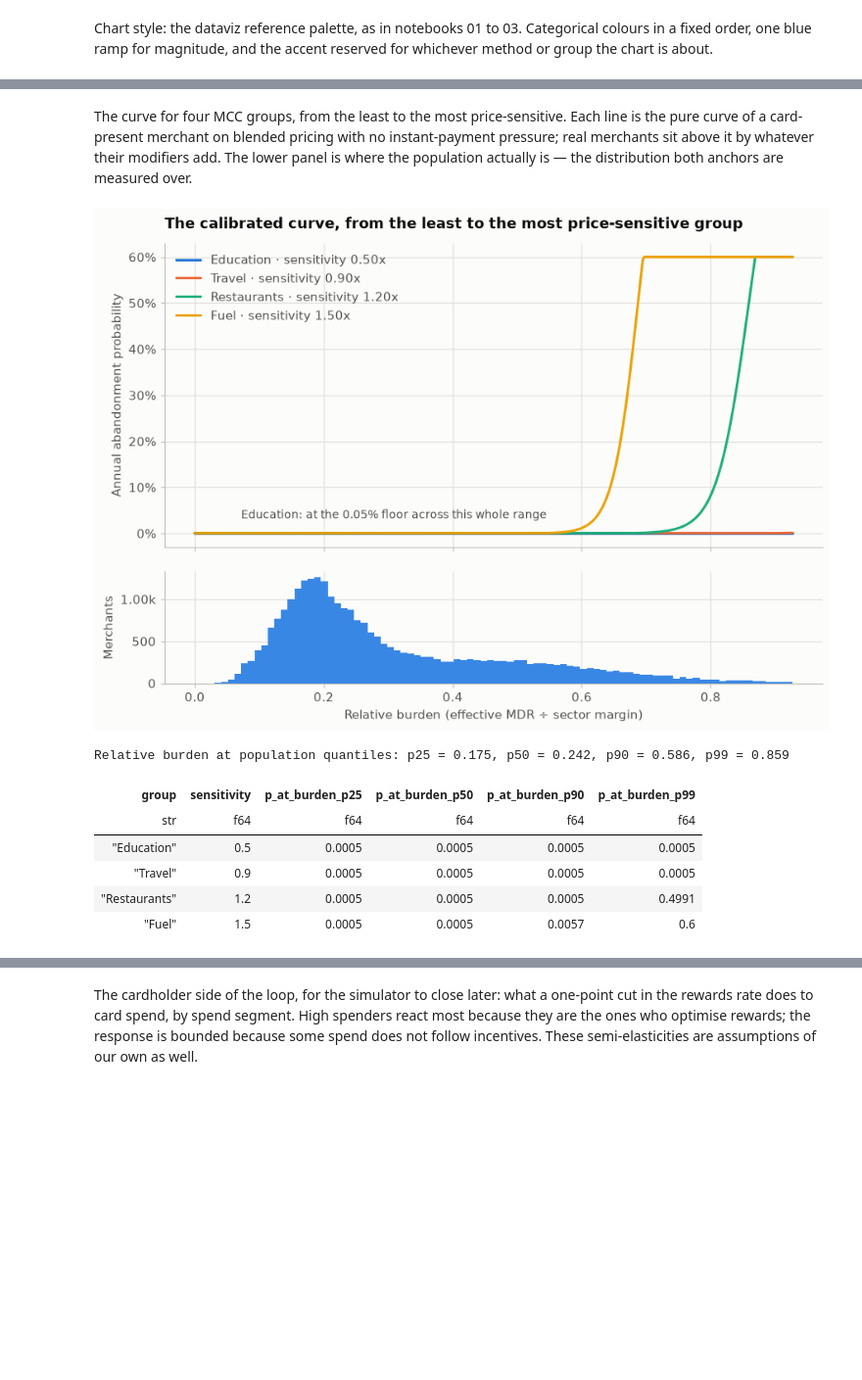
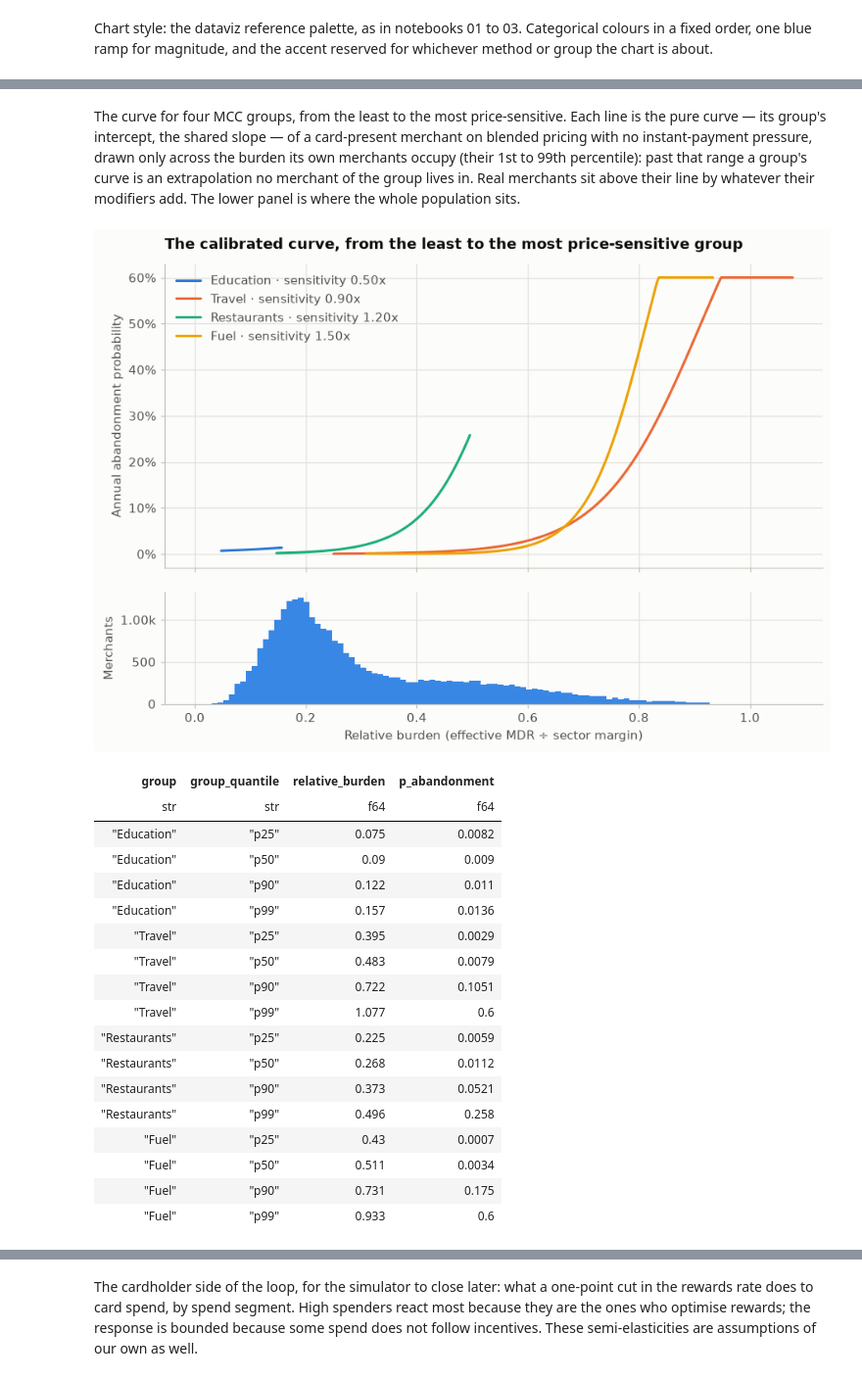
Before and after one commit to dansaavedra1103/interchange-pricing-simulator, a Jupyter notebook: notebooks/04_elasticity_calibration.ipynb, the cells around one changed output, grey strips where cells are left out. Shown at 98% size. Saved outputs shown, nothing was run; the diff lists cells and outputs as text; code cells hidden in the pictures; blank space fills up the shorter version.

```diff
--- a/notebooks/04_elasticity_calibration.ipynb
+++ b/notebooks/04_elasticity_calibration.ipynb
@@ -169,8 +213,10 @@ alpha = -35.0555    beta = 34.0051
 # %% [markdown]
 The curve for four MCC groups, from the least to the most price-sensitive. Each line is
-the pure curve of a card-present merchant on blended pricing with no instant-payment pressure;
-real merchants sit above it by whatever their modifiers add. The lower panel is where the
-population actually is — the distribution both anchors are measured over.
+the pure curve — its group's intercept, the shared slope — of a card-present merchant on blended
+pricing with no instant-payment pressure, drawn only across the burden its own merchants occupy
+(their 1st to 99th percentile): past that range a group's curve is an extrapolation no merchant of
+the group lives in. Real merchants sit above their line by whatever their modifiers add. The
+lower panel is where the whole population sits.
 # %%
 sensitivity = group_sensitivity(cfg)
 ordered = sorted(sensitivity, key=sensitivity.__getitem__)
@@ -181,64 +227,84 @@ grid = np.linspace(0.0, float(np.quantile(burden, 0.995)), 400)
 low, high = acceptance_cfg.min_probability, acceptance_cfg.max_probability
 
 
+intercepts = dict(artifact["curve_groups"].select("mcc_group", "alpha").iter_rows())
+
+
 def pure_curve(group, values):
-    logit = curve["alpha"] + curve["beta"] * sensitivity[group] * np.asarray(values)
+    logit = intercepts[group] + curve["beta"] * sensitivity[group] * np.asarray(values)
     return np.clip(sigmoid(logit), low, high)
 
 
 fig, (top, bottom) = plt.subplots(
     2, 1, figsize=(9.5, 6.4), sharex=True, gridspec_kw={"height_ratios": [3, 1.1], "hspace": 0.12}
 )
+spans = {}
+for group in picks:
+    own = acceptance.filter(pl.col("mcc_group") == group)["relative_burden"].to_numpy()
+    spans[group] = np.linspace(np.quantile(own, 0.01), np.quantile(own, 0.99), 200)
 for colour, group in zip(SERIES, picks, strict=True):
     top.plot(
-        grid,
-        pure_curve(group, grid),
+        spans[group],
+        pure_curve(group, spans[group]),
         color=colour,
         label=f"{pretty(group)} · sensitivity {sensitivity[group]:.2f}x",
     )
 top.yaxis.set_major_formatter(PercentFormatter(1.0, decimals=0))
 top.set_ylabel("Annual abandonment probability")
 top.set_title("The calibrated curve, from the least to the most price-sensitive group")
 top.legend(loc="upper left")
-floor = [pretty(g) for g in picks if pure_curve(g, grid).max() <= low]
+floor = [pretty(g) for g in picks if pure_curve(g, spans[g]).max() <= low]
 if floor:
     top.annotate(
-        f"{' and '.join(floor)}: at the {low:.2%} floor across this whole range",
+        f"{' and '.join(floor)}: at the {low:.2%} floor across the burden its merchants occupy",
         xy=(grid[len(grid) // 3], low),
         xytext=(0, 12),
         textcoords="offset points",
         ha="center",
         color=INK_2,
         fontsize=9,
     )
 bottom.hist(burden, bins=90, range=(0.0, grid[-1]), color=BLUES[3])
 bottom.set_ylabel("Merchants")
 bottom.set_xlabel("Relative burden (effective MDR ÷ sector margin)")
 bottom.yaxis.set_major_formatter(compact)
 plt.show()
 
 quantiles = (0.25, 0.50, 0.90, 0.99)
-points = np.quantile(burden, quantiles)
-print(
-    "Relative burden at population quantiles: "
-    + ", ".join(f"p{round(q * 100)} = {v:.3f}" for q, v in zip(quantiles, points, strict=True))
-)
-pl.DataFrame(
-    {"group": [pretty(g) for g in picks], "sensitivity": [sensitivity[g] for g in picks]}
-    | {
-        f"p_at_burden_p{round(q * 100)}": [round(float(pure_curve(g, [v])[0]), 4) for g in picks]
-        for q, v in zip(quantiles, points, strict=True)
-    }
-)
+rows = []
+for group in picks:
+    own = acceptance.filter(pl.col("mcc_group") == group)["relative_burden"].to_numpy()
+    for q in quantiles:
+        burden_at = float(np.quantile(own, q))
+        rows.append(
+            {
+                "group": pretty(group),
+                "group_quantile": f"p{round(q * 100)}",
+                "relative_burden": round(burden_at, 3),
+                "p_abandonment": round(float(pure_curve(group, [burden_at])[0]), 4),
+            }
+        )
+pl.DataFrame(rows)
 # %% [output]
-[figure, old version]
+[figure, new version]
-Relative burden at population quantiles: p25 = 0.175, p50 = 0.242, p90 = 0.586, p99 = 0.859
-| group | sensitivity | p_at_burden_p25 | p_at_burden_p50 | p_at_burden_p90 | p_at_burden_p99 |
-| str | f64 | f64 | f64 | f64 | f64 |
-| "Education" | 0.5 | 0.0005 | 0.0005 | 0.0005 | 0.0005 |
-| "Travel" | 0.9 | 0.0005 | 0.0005 | 0.0005 | 0.0005 |
-| "Restaurants" | 1.2 | 0.0005 | 0.0005 | 0.0005 | 0.4991 |
-| "Fuel" | 1.5 | 0.0005 | 0.0005 | 0.0057 | 0.6 |
+| group | group_quantile | relative_burden | p_abandonment |
+| str | str | f64 | f64 |
+| "Education" | "p25" | 0.075 | 0.0082 |
+| "Education" | "p50" | 0.09 | 0.009 |
+| "Education" | "p90" | 0.122 | 0.011 |
+| "Education" | "p99" | 0.157 | 0.0136 |
+| "Travel" | "p25" | 0.395 | 0.0029 |
+| "Travel" | "p50" | 0.483 | 0.0079 |
+| "Travel" | "p90" | 0.722 | 0.1051 |
+| "Travel" | "p99" | 1.077 | 0.6 |
+| "Restaurants" | "p25" | 0.225 | 0.0059 |
+| "Restaurants" | "p50" | 0.268 | 0.0112 |
+| "Restaurants" | "p90" | 0.373 | 0.0521 |
+| "Restaurants" | "p99" | 0.496 | 0.258 |
+| "Fuel" | "p25" | 0.43 | 0.0007 |
+| "Fuel" | "p50" | 0.511 | 0.0034 |
+| "Fuel" | "p90" | 0.731 | 0.175 |
+| "Fuel" | "p99" | 0.933 | 0.6 |
 # %% [markdown]
 ## 2 · Which merchants the curve puts at risk
 
```
Also changed, not shown: parts of 10 cells of this notebook, 12 other files.
